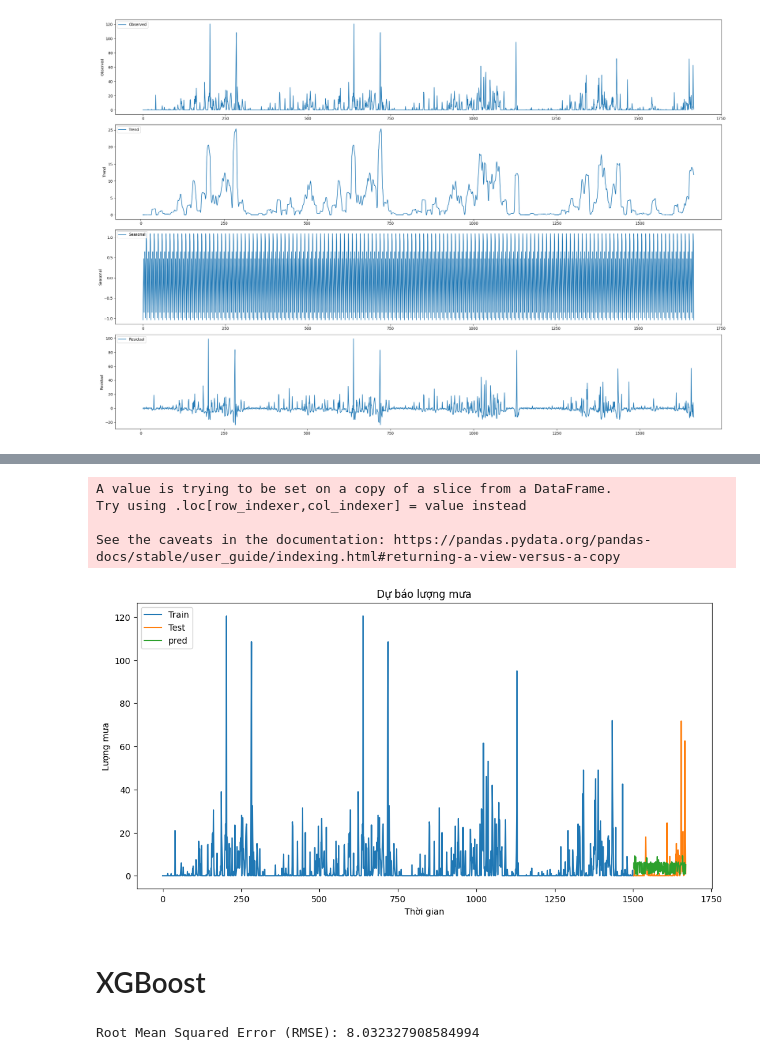
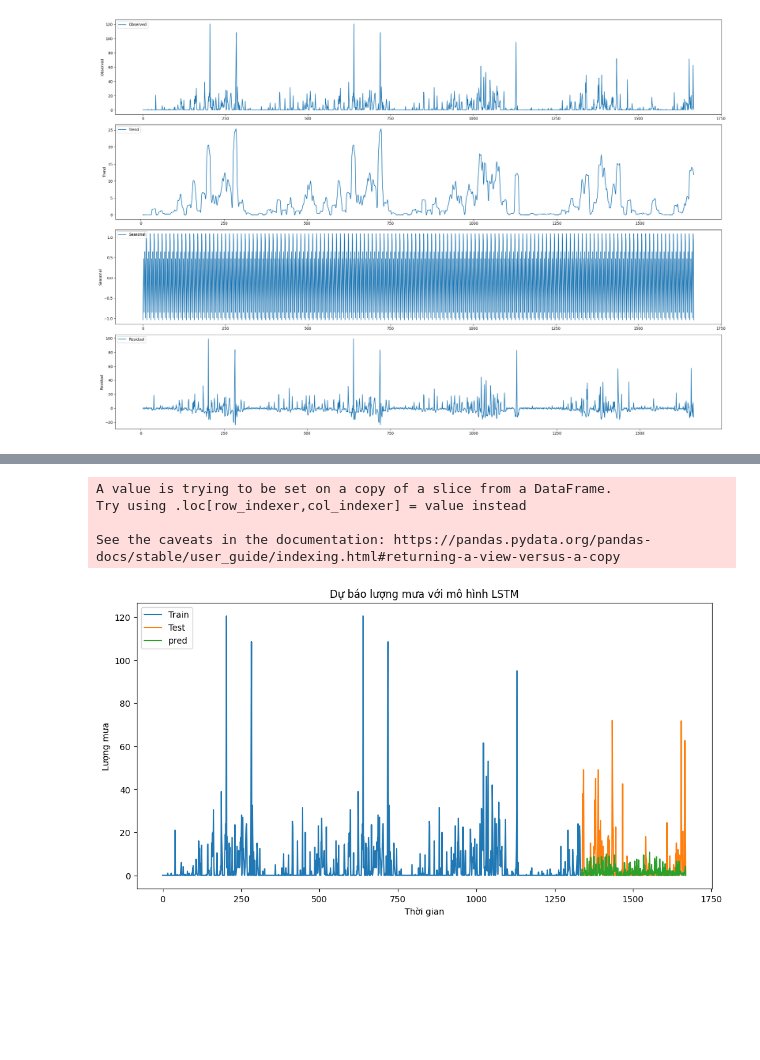
Before and after one commit to TongVanLuc/PhanTichChuoiThoiGian_Nhom8, a Jupyter notebook: TimeSeries.ipynb, the cells around one changed output, grey strips where cells are left out. Saved outputs shown, nothing was run; the diff lists cells and outputs as text; code cells hidden in the pictures; blank space fills up the shorter version.

```diff
--- a/TimeSeries.ipynb
+++ b/TimeSeries.ipynb
@@ -113,14 +344,0 @@ x_test = test.drop(columns='precip')
-# %%
-# Xây dựng mô hình LSTM
-model = Sequential()
-model.add(LSTM(50, return_sequences=True, input_shape=(10, 1)))
-model.add(LSTM(50, return_sequences=False))
-model.add(Dense(59))
-model.add(Dense(25))
-model.add(Dense(1))
-
-# Compile mô hình
-model.compile(optimizer='adam', loss='mean_squared_error')
-
-# Huấn luyện mô hình
-model.fit(x_train, y_train, batch_size=1, epochs=10)
@@ -148,0 +345,17 @@ Epoch 10/10
+# %%
+from tensorflow.keras.layers import LSTM, Dense, Dropout, Input
+from tensorflow.keras.optimizers import Adam
+
+model = Sequential([
+    Input(shape=(10, 1)),
+    LSTM(100, return_sequences=True),
+    Dropout(0.2),
+    LSTM(100, return_sequences=False),
+    Dropout(0.2),
+    Dense(50, activation='relu'),
+    Dense(1)
+])
+
+model.compile(optimizer=Adam(learning_rate=0.001), loss='mean_squared_error')
+
+model.fit(x_train, y_train, batch_size=32, epochs=50)
@@ -149,11 +381,10 @@ Epoch 10/10
 # %%
 # Dự đoán trên tập kiểm tra
-predictions = model.predict(x_test)
+predict_LSTM = model.predict(x_test)
 
 # Đánh giá mô hình
 import math
-from sklearn.metrics import mean_squared_error
 
-rmse = math.sqrt(mean_squared_error(y_test, predictions))
-print(f'Root Mean Squared Error: {rmse}')
+rmse_LSTM = math.sqrt(mean_squared_error(y_test, predict_LSTM))
+print(f'Root Mean Squared Error: {rmse_LSTM}')
 # %% [output]
@@ -162,37 +393,18 @@ Root Mean Squared Error: 8.912726271930978
 # %%
 # Vẽ biểu đồ kết quả dự đoán
-train_size = len(x_train)
-train = df[:train_size]
-valid = df[train_size:]
-valid['pre_lstm'] = predictions
+valid['pre_lstm'] = predict_LSTM
 
 plt.figure(figsize=(12, 6))
 plt.plot(train['precip'])
 plt.plot(valid[['precip', 'pre_lstm']])
-plt.title('Dự báo lượng mưa')
+plt.title('Dự báo lượng mưa với mô hình LSTM')
 plt.xlabel('Thời gian')
 plt.ylabel('Lượng mưa')
 plt.legend(['Train', 'Test', 'pred'], loc='upper left')
 plt.show()
 # %% [output]
 A value is trying to be set on a copy of a slice from a DataFrame.
 Try using .loc[row_indexer,col_indexer] = value instead
 
 See the caveats in the documentation: https://pandas.pydata.org/pandas-docs/stable/user_guide/indexing.html#returning-a-view-versus-a-copy
-[figure, old version]
+[figure, new version]
-# %% [markdown]
-<h1>XGBoost</h1>
-# %%
-# Tạo mô hình XGBoost
-model = xgb.XGBRegressor(objective='reg:squarederror', learning_rate=0.1, max_depth=14, n_estimators=140)
-
-# Huấn luyện mô hình
-model.fit(x_train, y_train)
-
-# Dự đoán trên tập kiểm tra
-y_pred = model.predict(x_test)
-# Đánh giá mô hình bằng RMSE
-rmse = mean_squared_error(y_test, y_pred, squared=False)
-print("Root Mean Squared Error (RMSE):", rmse)
-# %% [output]
-Root Mean Squared Error (RMSE): 8.032327908584994
```
Also changed, not shown: parts of 29 cells of this notebook, 1 other file.
